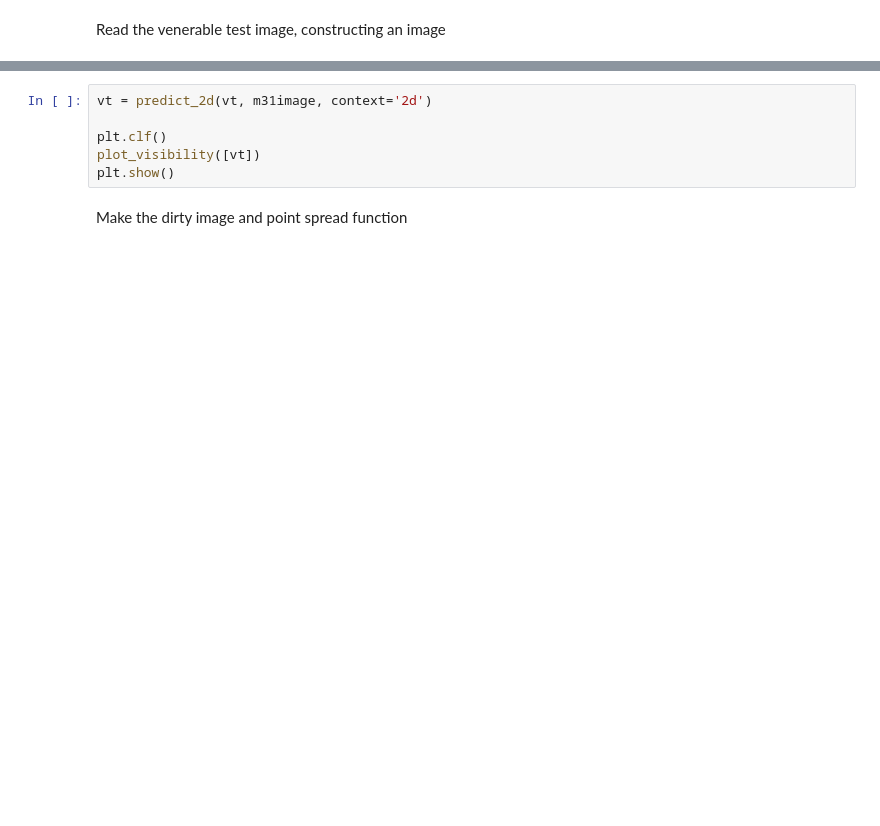
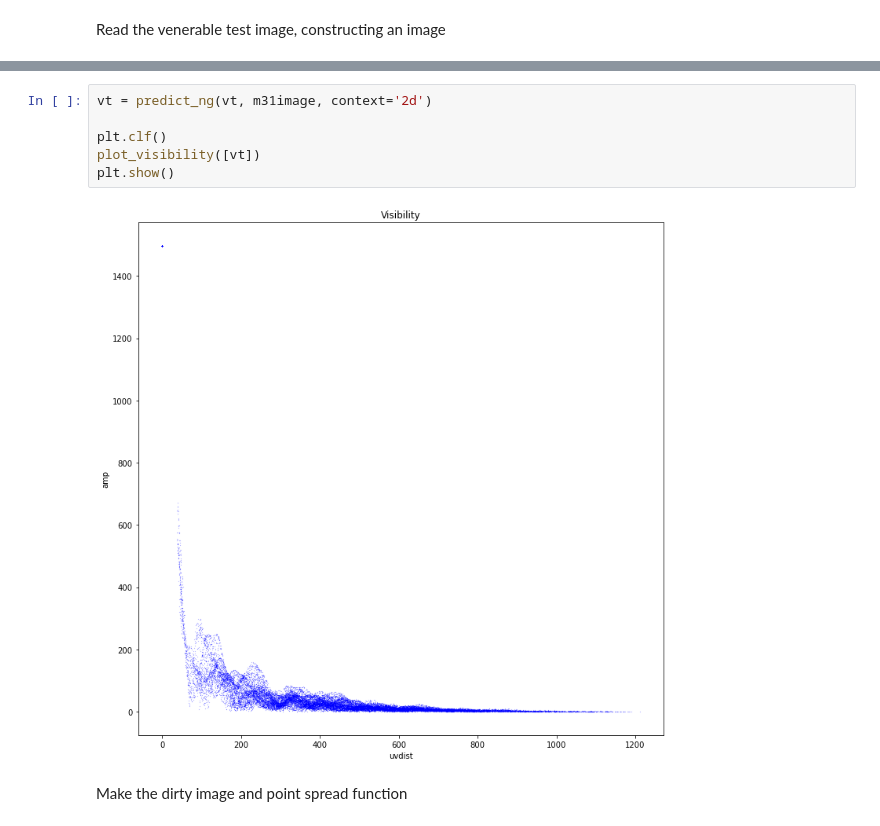
Before and after one commit to NLESC-quantum/rascil, a Jupyter notebook: examples/notebooks/imaging.ipynb, the cells around one changed output, grey strips where cells are left out. Saved outputs shown, nothing was run; the diff lists cells and outputs as text; blank space fills up the shorter version.

```diff
--- a/examples/notebooks/imaging.ipynb
+++ b/examples/notebooks/imaging.ipynb
@@ -136,9 +143,11 @@ fig=show_image(m31image)
 # %%
-vt = predict_2d(vt, m31image, context='2d')
+vt = predict_ng(vt, m31image, context='2d')
 
 plt.clf()
 plot_visibility([vt])
 plt.show()
+# %% [output]
+[figure, added]
 # %% [markdown]
 Make the dirty image and point spread function
 # %%
```
Also changed, not shown: parts of 10 cells of this notebook, 3 other files.
